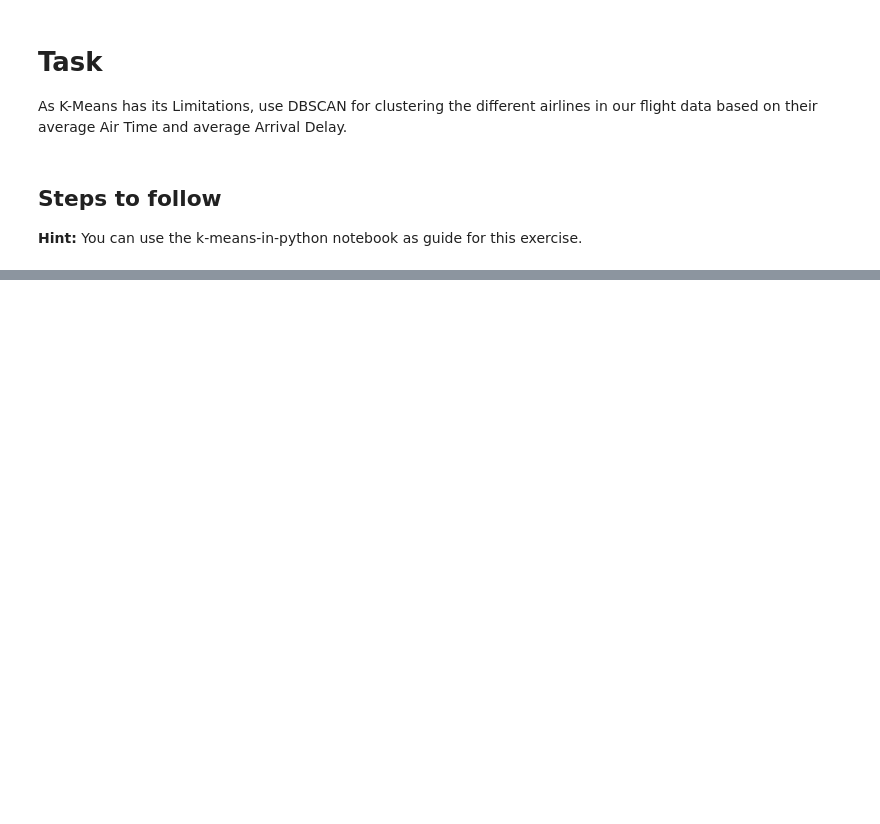
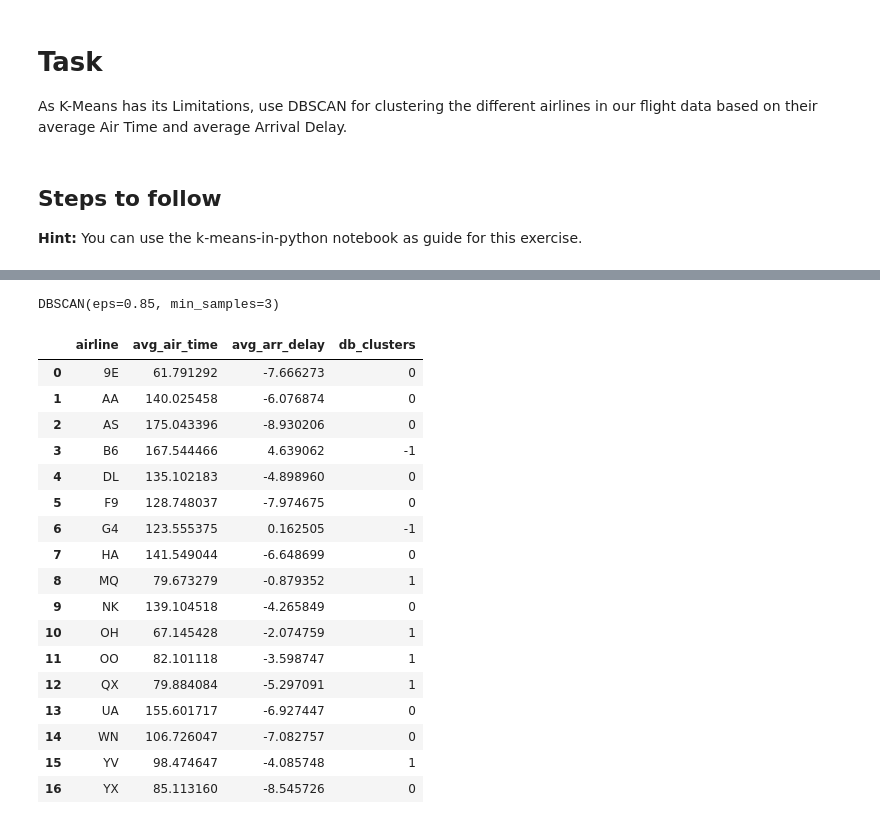
Before and after one commit to SabrinaPau/14_clustering, a Jupyter notebook: 4_DBSCAN_in_python.ipynb, the cells around one changed output, grey strips where cells are left out. Drawn from its saved outputs; the diff is of its cells as text; code cells hidden in the pictures; blank space fills up the shorter version.

```diff
--- a/4_DBSCAN_in_python.ipynb
+++ b/4_DBSCAN_in_python.ipynb
@@ -40,5 +84,10 @@ schema = '_____'
 # %%
 # Set up the DBSCAN object and cluster using the scaled data
 # Hint: dbscan=DBSCAN(), dbscan.fit(yourdata)
+
+dbscan = DBSCAN(eps = 0.85, min_samples=3)
+dbscan.fit(X = scaled_data)
+# %% [output]
+DBSCAN(eps=0.85, min_samples=3)
 # %%
 # Write the clusters (.labels_) to the dataframe as a new column
@@ -45,2 +95,23 @@ schema = '_____'
+# %%
+dbscan_data #.sample(10)
+# %% [output]
+|  | airline | avg_air_time | avg_arr_delay | db_clusters |
+| 0 | 9E | 61.791292 | -7.666273 | 0 |
+| 1 | AA | 140.025458 | -6.076874 | 0 |
+| 2 | AS | 175.043396 | -8.930206 | 0 |
+| 3 | B6 | 167.544466 | 4.639062 | -1 |
+| 4 | DL | 135.102183 | -4.898960 | 0 |
+| 5 | F9 | 128.748037 | -7.974675 | 0 |
+| 6 | G4 | 123.555375 | 0.162505 | -1 |
+| 7 | HA | 141.549044 | -6.648699 | 0 |
+| 8 | MQ | 79.673279 | -0.879352 | 1 |
+| 9 | NK | 139.104518 | -4.265849 | 0 |
+| 10 | OH | 67.145428 | -2.074759 | 1 |
+| 11 | OO | 82.101118 | -3.598747 | 1 |
+| 12 | QX | 79.884084 | -5.297091 | 1 |
+| 13 | UA | 155.601717 | -6.927447 | 0 |
+| 14 | WN | 106.726047 | -7.082757 | 0 |
+| 15 | YV | 98.474647 | -4.085748 | 1 |
+| 16 | YX | 85.113160 | -8.545726 | 0 |
 # %%
 # Set up scatterplot with color of points based on cluster labels
```
Also changed, not shown: parts of 9 cells of this notebook, 3 other files.
